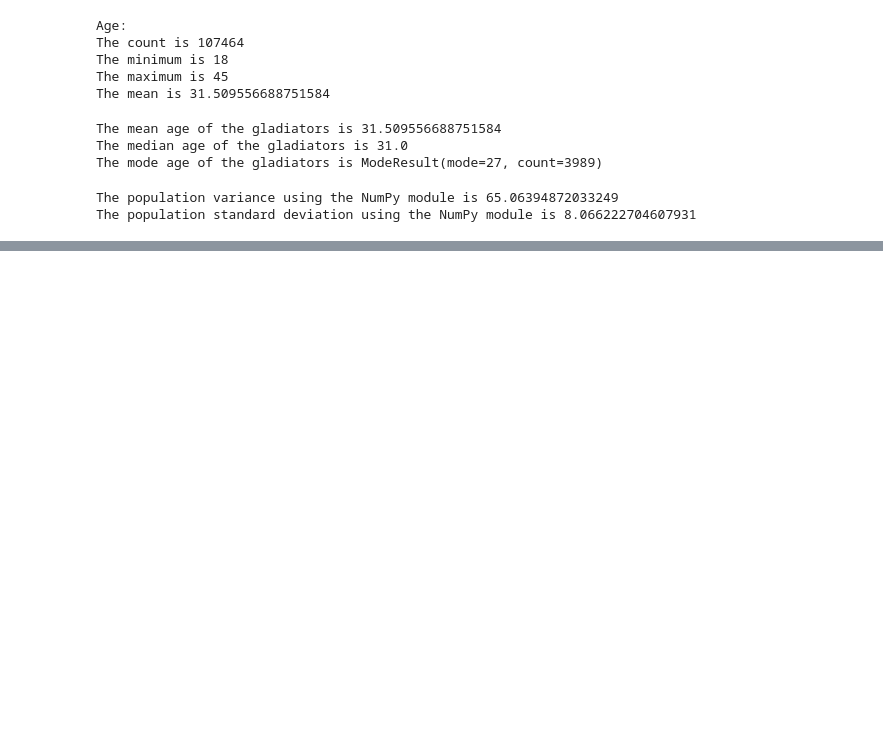
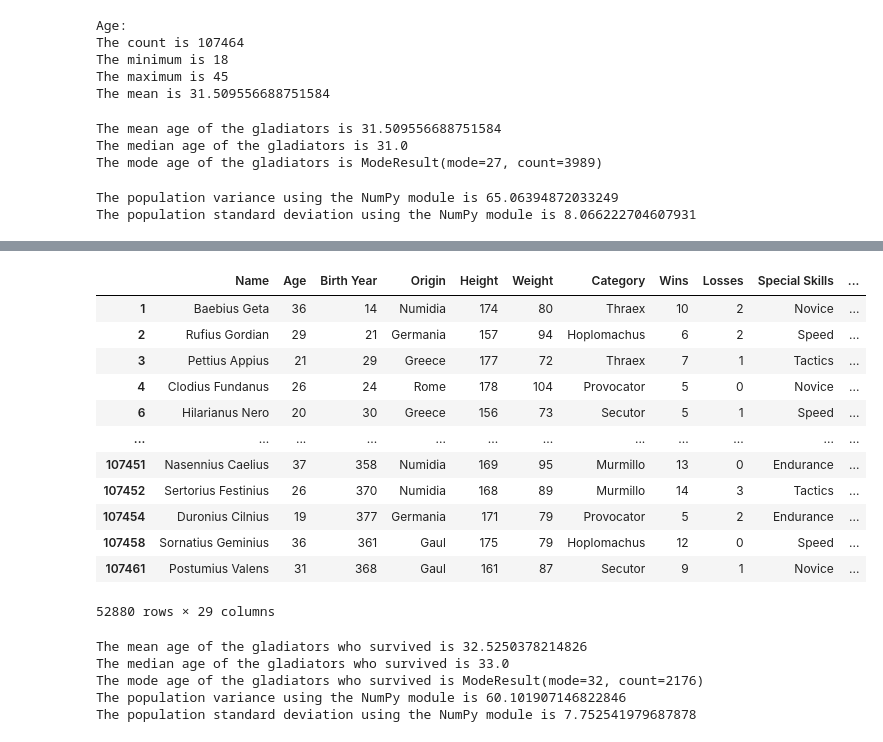
Before and after one commit to Strformor/the_gladiators, a Jupyter notebook: gladiators_age.ipynb, the cells around one changed output, grey strips where cells are left out. Drawn from its saved outputs; the diff is of its cells as text; code cells hidden in the pictures; blank space fills up the shorter version.

```diff
--- a/gladiators_age.ipynb
+++ b/gladiators_age.ipynb
@@ -115,0 +124,44 @@ The population standard deviation using the NumPy module is 8.066222704607931
+# %%
+# Filter data so it only includes gladiators who survived
+survive_df = pd.DataFrame(clean_gladiator_df.loc[clean_gladiator_df['Survived']==True,:])
+survive_df
+# %% [output]
+|  | Name | Age | Birth Year | Origin | Height | Weight | Category | Wins | Losses | Special Skills | ... |
+| 1 | Baebius Geta | 36 | 14 | Numidia | 174 | 80 | Thraex | 10 | 2 | Novice | ... |
+| 2 | Rufius Gordian | 29 | 21 | Germania | 157 | 94 | Hoplomachus | 6 | 2 | Speed | ... |
+| 3 | Pettius Appius | 21 | 29 | Greece | 177 | 72 | Thraex | 7 | 1 | Tactics | ... |
+| 4 | Clodius Fundanus | 26 | 24 | Rome | 178 | 104 | Provocator | 5 | 0 | Novice | ... |
+| 6 | Hilarianus Nero | 20 | 30 | Greece | 156 | 73 | Secutor | 5 | 1 | Speed | ... |
+| ... | ... | ... | ... | ... | ... | ... | ... | ... | ... | ... | ... |
+| 107451 | Nasennius Caelius | 37 | 358 | Numidia | 169 | 95 | Murmillo | 13 | 0 | Endurance | ... |
+| 107452 | Sertorius Festinius | 26 | 370 | Numidia | 168 | 89 | Murmillo | 14 | 3 | Tactics | ... |
+| 107454 | Duronius Cilnius | 19 | 377 | Germania | 171 | 79 | Provocator | 5 | 2 | Endurance | ... |
+| 107458 | Sornatius Geminius | 36 | 361 | Gaul | 175 | 79 | Hoplomachus | 12 | 0 | Speed | ... |
+| 107461 | Postumius Valens | 31 | 368 | Gaul | 161 | 87 | Secutor | 9 | 1 | Novice | ... |
+52880 rows × 29 columns
+# %%
+#Make my variable
+age_2 = survive_df['Age']
+
+# Calculate the measures of central tendency
+mean_numpy = np.mean(age_2)
+print(f"The mean age of the gladiators who survived is {mean_numpy}")
+
+median_numpy = np.median(age_2)
+print(f"The median age of the gladiators who survived is {median_numpy}")
+
+mode_scipy = sts.mode(age_2)
+print(f"The mode age of the gladiators who survived is {mode_scipy}")
+
+# Calculate variance and standard deviation using NumPy
+variance = np.var(age_2)
+print(f"The population variance using the NumPy module is {variance}")
+
+stand_dev = np.std(age_2)
+print(f"The population standard deviation using the NumPy module is {stand_dev}")
+# %% [output]
+The mean age of the gladiators who survived is 32.5250378214826
+The median age of the gladiators who survived is 33.0
+The mode age of the gladiators who survived is ModeResult(mode=32, count=2176)
+The population variance using the NumPy module is 60.101907146822846
+The population standard deviation using the NumPy module is 7.752541979687878
```
Also changed, not shown: parts of 9 cells of this notebook.
